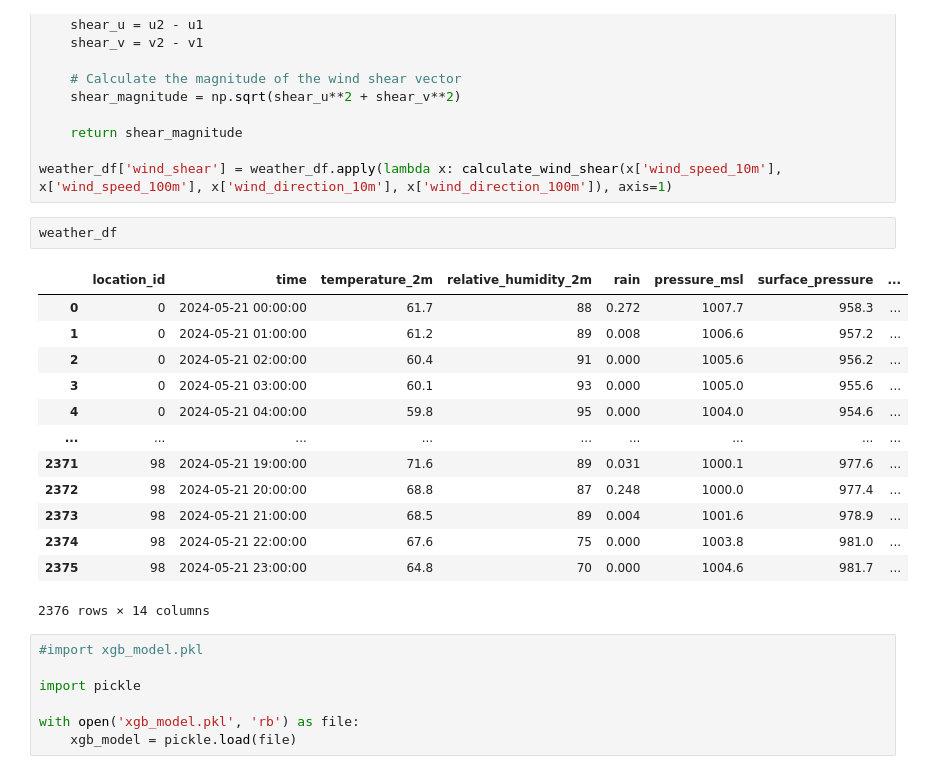
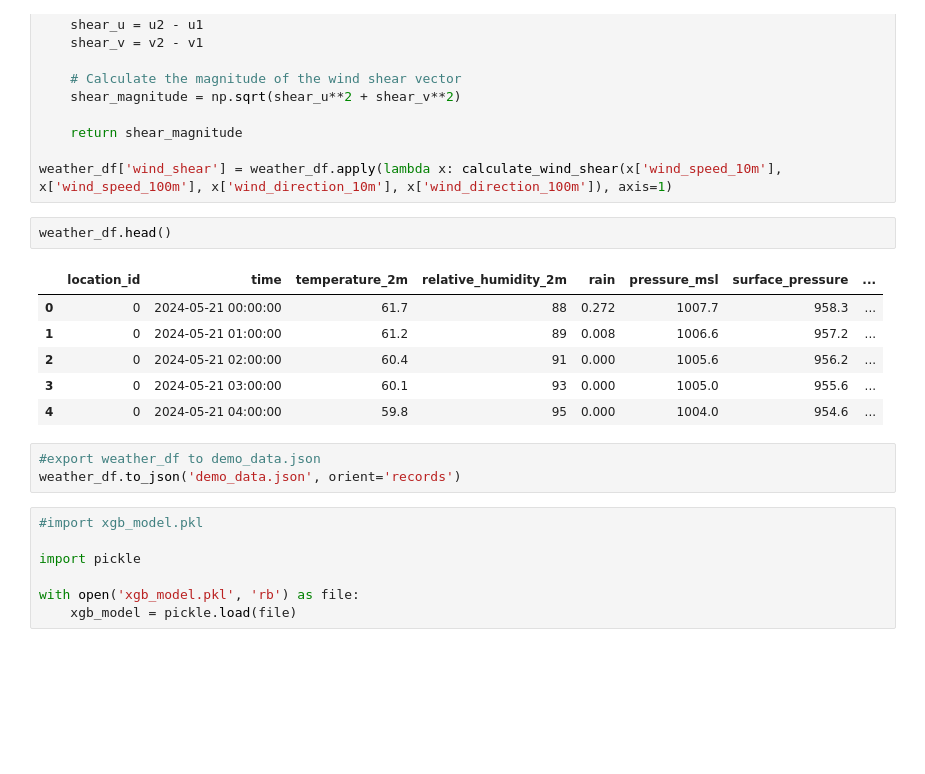
Before and after one commit to dpatel77/ProjectToto, a Jupyter notebook: RTS/demo_data_process.ipynb, the cells around one changed output. Cells and saved outputs as stored; diff of their text form; blank space fills up the shorter version.

```diff
--- a/RTS/demo_data_process.ipynb
+++ b/RTS/demo_data_process.ipynb
@@ -51,21 +37,17 @@ def calculate_wind_shear(speed1, speed2, dir1, dir2):
 
 weather_df['wind_shear'] = weather_df.apply(lambda x: calculate_wind_shear(x['wind_speed_10m'], x['wind_speed_100m'], x['wind_direction_10m'], x['wind_direction_100m']), axis=1)
 # %%
-weather_df
+weather_df.head()
 # %% [output]
 |  | location_id | time | temperature_2m | relative_humidity_2m | rain | pressure_msl | surface_pressure | ... |
 | 0 | 0 | 2024-05-21 00:00:00 | 61.7 | 88 | 0.272 | 1007.7 | 958.3 | ... |
 | 1 | 0 | 2024-05-21 01:00:00 | 61.2 | 89 | 0.008 | 1006.6 | 957.2 | ... |
 | 2 | 0 | 2024-05-21 02:00:00 | 60.4 | 91 | 0.000 | 1005.6 | 956.2 | ... |
 | 3 | 0 | 2024-05-21 03:00:00 | 60.1 | 93 | 0.000 | 1005.0 | 955.6 | ... |
 | 4 | 0 | 2024-05-21 04:00:00 | 59.8 | 95 | 0.000 | 1004.0 | 954.6 | ... |
-| ... | ... | ... | ... | ... | ... | ... | ... | ... |
-| 2371 | 98 | 2024-05-21 19:00:00 | 71.6 | 89 | 0.031 | 1000.1 | 977.6 | ... |
-| 2372 | 98 | 2024-05-21 20:00:00 | 68.8 | 87 | 0.248 | 1000.0 | 977.4 | ... |
-| 2373 | 98 | 2024-05-21 21:00:00 | 68.5 | 89 | 0.004 | 1001.6 | 978.9 | ... |
-| 2374 | 98 | 2024-05-21 22:00:00 | 67.6 | 75 | 0.000 | 1003.8 | 981.0 | ... |
-| 2375 | 98 | 2024-05-21 23:00:00 | 64.8 | 70 | 0.000 | 1004.6 | 981.7 | ... |
-2376 rows × 14 columns
+# %%
+#export weather_df to demo_data.json
+weather_df.to_json('demo_data.json', orient='records')
 # %%
 #import xgb_model.pkl
 
```
Also changed, not shown: parts of 1 cell of this notebook, 2 other files.
